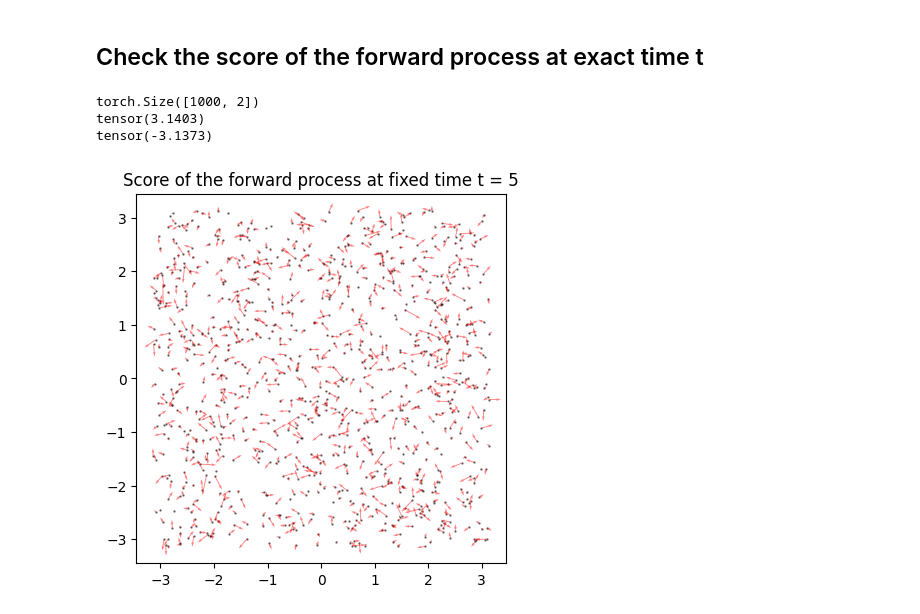
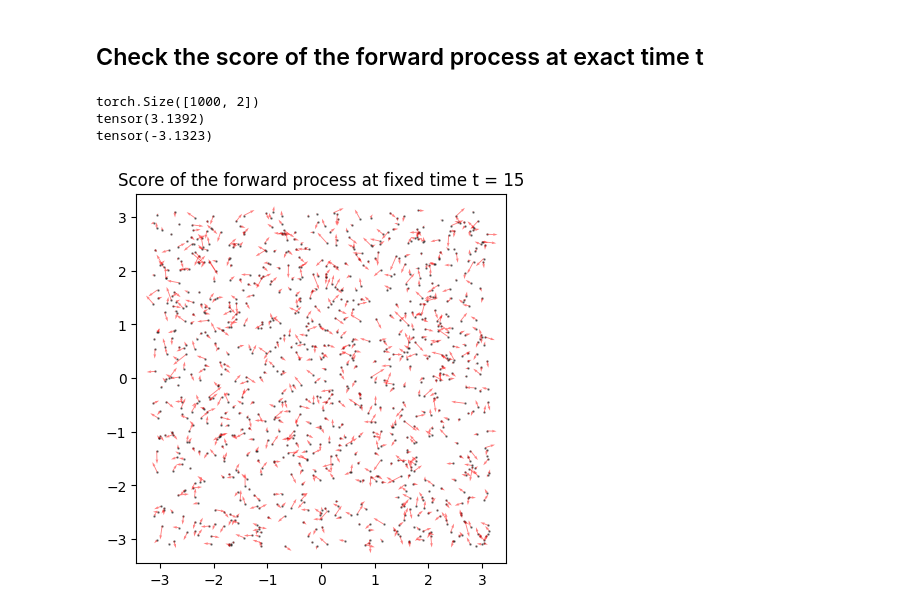
Before and after one commit to MateosCz/diffusion-playground, a Jupyter notebook: checkerboard_analysis.ipynb, the cells around one changed output. Saved outputs shown, nothing was run; the diff lists cells and outputs as text; code cells hidden in the pictures.

```diff
--- a/checkerboard_analysis.ipynb
+++ b/checkerboard_analysis.ipynb
@@ -162,34 +162,34 @@ checkerboard_dataset = Checkerboard_Dataset(n_rows, n_points)
 Lie_dataset = TorusLieWrapper(checkerboard_dataset)
 Angle_dataset = AngleTorusWrapper(Lie_dataset)
 data_loader_small = DataLoader(Angle_dataset, batch_size=batch_size, shuffle = True)
 
 batched_sample = next(iter(data_loader_small))
 
-fixed_t = 5
+fixed_t = 15
 # sample the forward process at fixed time
 model = diffusion.TDMDiffusion(dim = 2, integrator_type = "Euler")
 unconditional_sample, score = model.sample_forward(f0 = batched_sample, total_time = 10,t_dist_kw = "constant", constant_t = fixed_t)
 
 vts_batched = unconditional_sample[0]
 fts_batched = unconditional_sample[1]
 fts_1st = fts_batched[0]
 print(fts_1st.shape)
 vts_1st = vts_batched[0]
 scores_1st = score[0]
 theta1_noise_1st = fts_1st[:,0]
 theta2_noise_1st = fts_1st[:,1]
 print(max(theta1_noise_1st))
 print(min(theta1_noise_1st))
 # plot the score of the forward process at fixed time
 
 fig,ax = plt.subplots()
 ax.scatter(theta1_noise_1st,theta2_noise_1st,c="black",s = 0.5,alpha = 0.5)
 ax.quiver(theta1_noise_1st,theta2_noise_1st,scores_1st[:,0],scores_1st[:,1],color = "red",alpha = 0.5)
 ax.set_aspect("equal")
 ax.set_title("Score of the forward process at fixed time t = " + str(fixed_t))
 plt.show()
 # %% [output]
 torch.Size([1000, 2])
-tensor(3.1403)
-tensor(-3.1373)
+tensor(3.1392)
+tensor(-3.1323)
-[figure, old version]
+[figure, new version]
```
Also changed, not shown: 1 other file.
